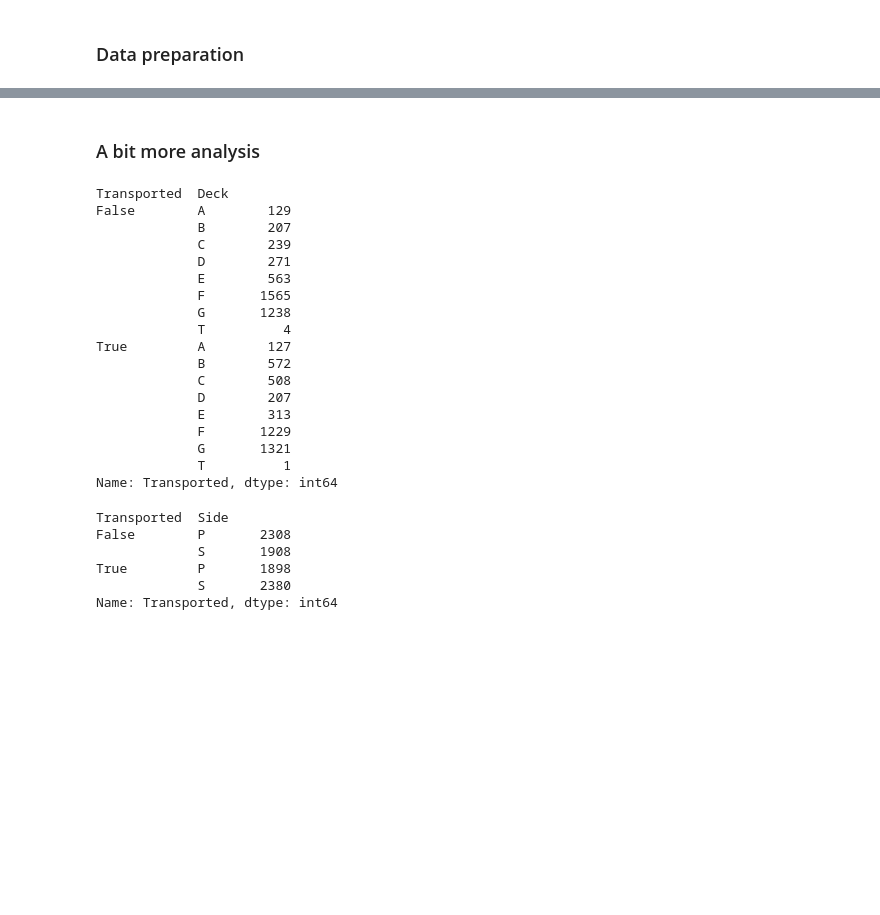
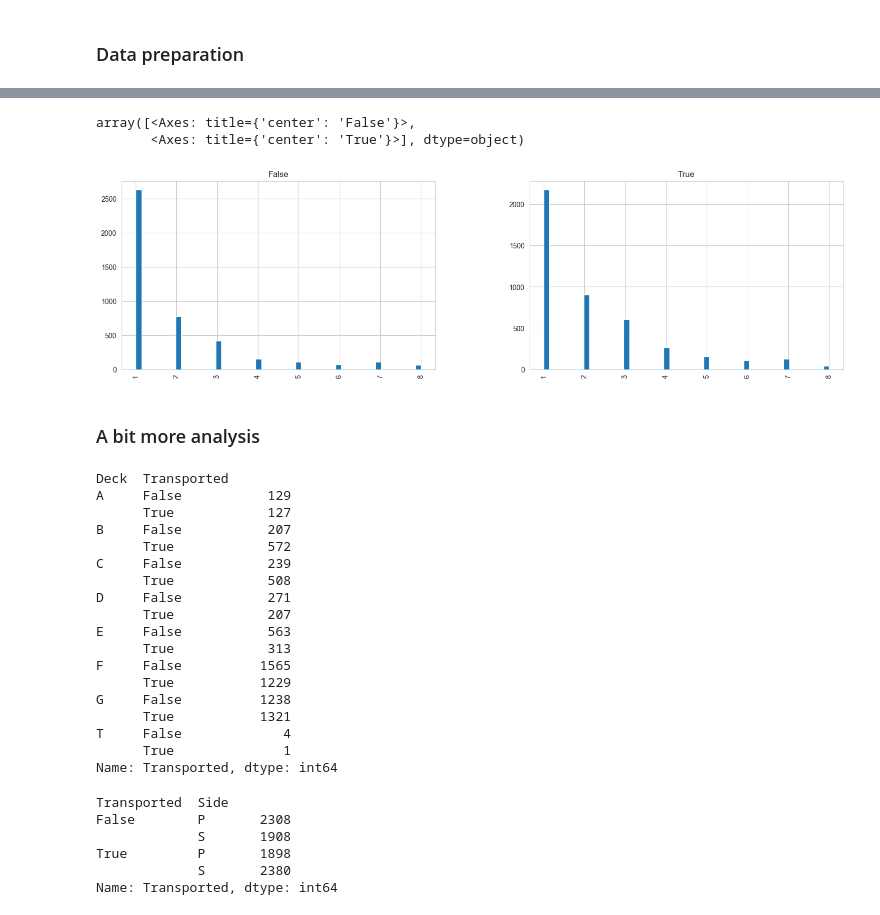
Before and after one commit to georgybarabanshchikov/otusmlbasic, a Jupyter notebook: course_work/spaceship_titianic.ipynb, the cells around one changed output, grey strips where cells are left out. Cells and saved outputs as stored; diff of their text form; code cells hidden in the pictures; blank space fills up the shorter version.

```diff
--- a/course_work/spaceship_titianic.ipynb
+++ b/course_work/spaceship_titianic.ipynb
@@ -252,25 +284,31 @@ data = data.drop('Name', axis=1).drop('Num', axis=1).drop('Cabin', axis=1)
+# %%
+data.hist(['Count'],bins=50,by='Transported',figsize=(18, 5))
+# %% [output]
+array([<Axes: title={'center': 'False'}>,
+       <Axes: title={'center': 'True'}>], dtype=object)
+[figure, added]
 # %% [markdown]
 ### A bit more analysis
 # %%
-data.groupby(['Transported','Deck'])['Transported'].count()
+data.groupby(['Deck','Transported'])['Transported'].count()
 # %% [output]
-Transported  Deck
-False        A        129
-             B        207
-             C        239
-             D        271
-             E        563
-             F       1565
-             G       1238
-             T          4
-True         A        127
-             B        572
-             C        508
-             D        207
-             E        313
-             F       1229
-             G       1321
-             T          1
+Deck  Transported
+A     False           129
+      True            127
+B     False           207
+      True            572
+C     False           239
+      True            508
+D     False           271
+      True            207
+E     False           563
+      True            313
+F     False          1565
+      True           1229
+G     False          1238
+      True           1321
+T     False             4
+      True              1
 Name: Transported, dtype: int64
 # %%
 data.groupby(['Transported','Side'])['Transported'].count()
```
Also changed, not shown: parts of 23 cells of this notebook.
